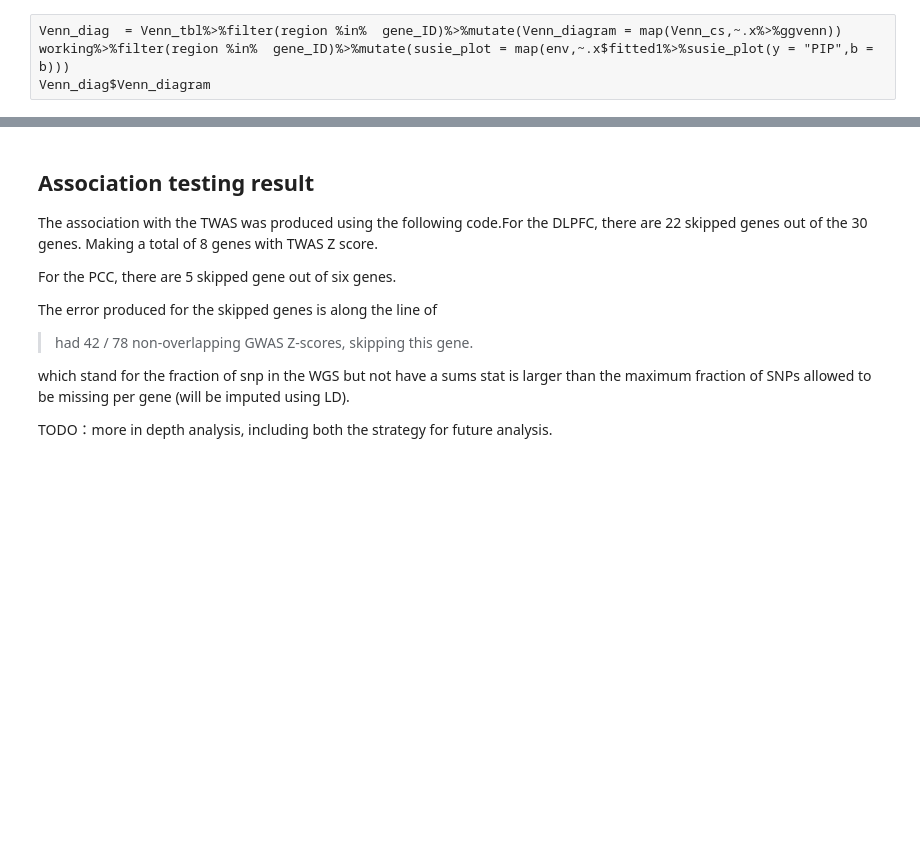
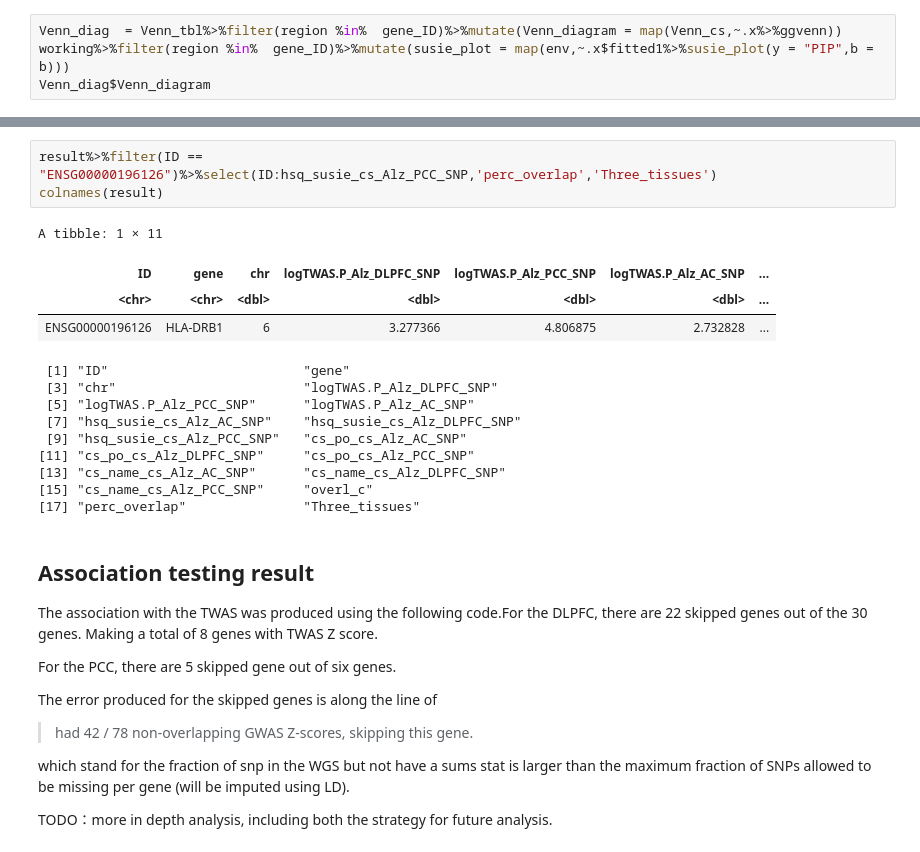
Before and after one commit to gaow/neuro-twas, a Jupyter notebook: Analysis/ROSMAP_TWAS/Alz_specific_gene_analysis.ipynb, the cells around one changed output, grey strips where cells are left out. Saved outputs shown, nothing was run; the diff lists cells and outputs as text; blank space fills up the shorter version.

```diff
--- a/Analysis/ROSMAP_TWAS/Alz_specific_gene_analysis.ipynb
+++ b/Analysis/ROSMAP_TWAS/Alz_specific_gene_analysis.ipynb
@@ -800,3 +417,20 @@ Venn_diag$Venn_diagram
+# %%
+result%>%filter(ID == "ENSG00000196126")%>%select(ID:hsq_susie_cs_Alz_PCC_SNP,'perc_overlap','Three_tissues')
+colnames(result)
+# %% [output]
+A tibble: 1 × 11
+| ID | gene | chr | logTWAS.P_Alz_DLPFC_SNP | logTWAS.P_Alz_PCC_SNP | logTWAS.P_Alz_AC_SNP | ... |
+| <chr> | <chr> | <dbl> | <dbl> | <dbl> | <dbl> | ... |
+| ENSG00000196126 | HLA-DRB1 | 6 | 3.277366 | 4.806875 | 2.732828 | ... |
+ [1] "ID"                         "gene"
+ [3] "chr"                        "logTWAS.P_Alz_DLPFC_SNP"
+ [5] "logTWAS.P_Alz_PCC_SNP"      "logTWAS.P_Alz_AC_SNP"
+ [7] "hsq_susie_cs_Alz_AC_SNP"    "hsq_susie_cs_Alz_DLPFC_SNP"
+ [9] "hsq_susie_cs_Alz_PCC_SNP"   "cs_po_cs_Alz_AC_SNP"
+[11] "cs_po_cs_Alz_DLPFC_SNP"     "cs_po_cs_Alz_PCC_SNP"
+[13] "cs_name_cs_Alz_AC_SNP"      "cs_name_cs_Alz_DLPFC_SNP"
+[15] "cs_name_cs_Alz_PCC_SNP"     "overl_c"
+[17] "perc_overlap"               "Three_tissues"
 # %% [markdown]
 ## Association testing result
 The association with the TWAS was produced using the following code.For the DLPFC, there are 22 skipped genes out of the 30 genes. Making a total of 8 genes with TWAS Z score.
```
Also changed, not shown: parts of 43 cells of this notebook, 1 other file.
